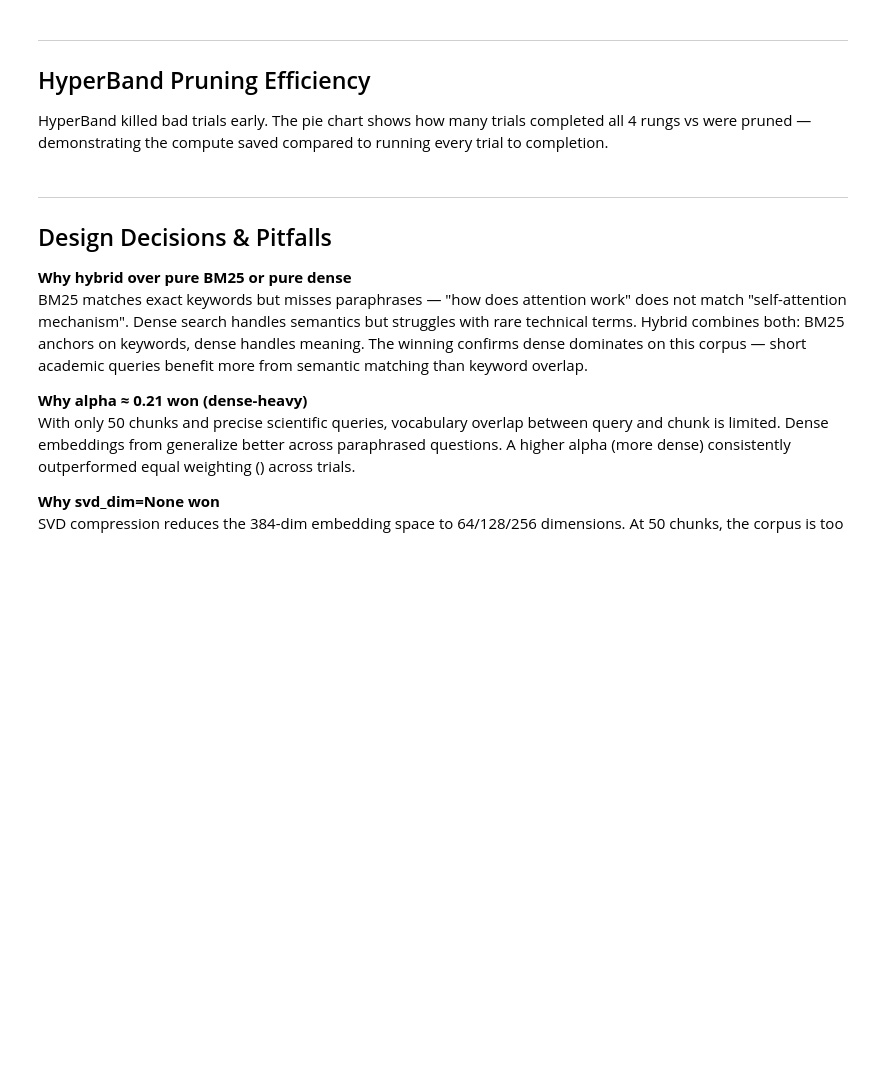
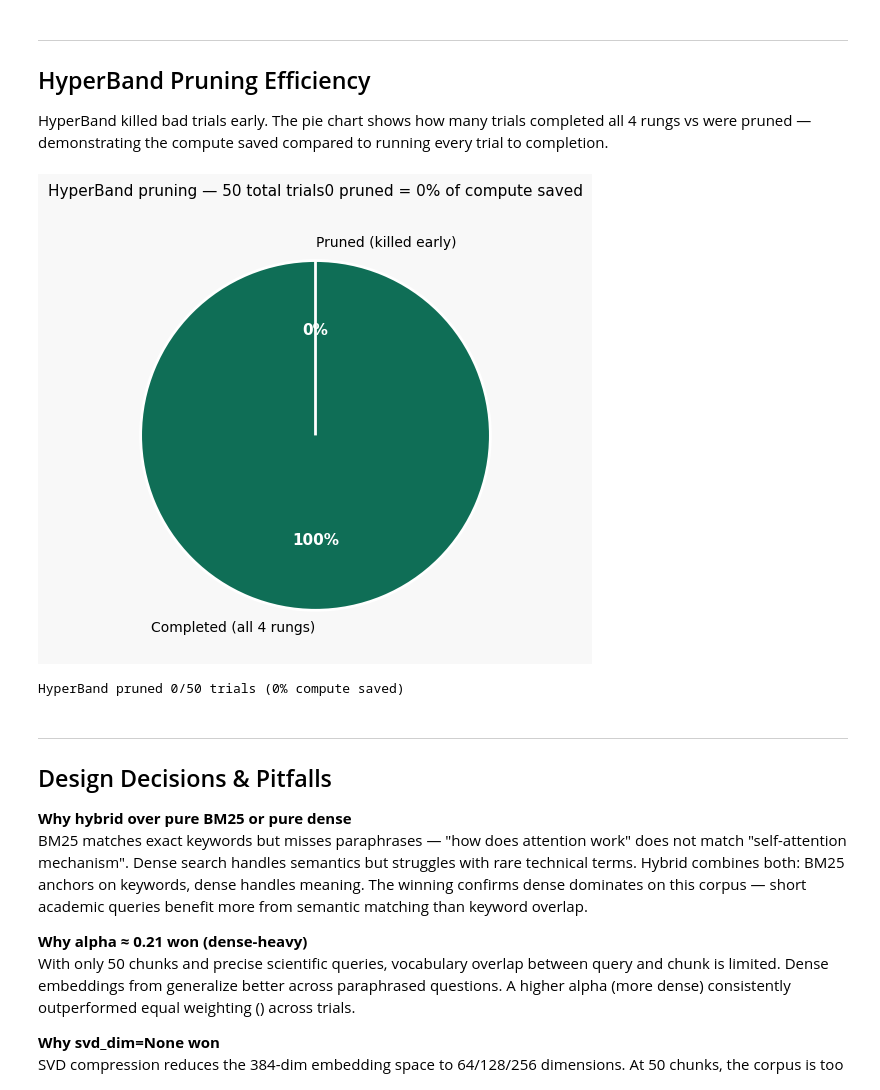
Before and after one commit to Bin-Thabit/special_topics_AI, a Jupyter notebook: notebooks/d1_report_final-2.ipynb, the cells around one changed output. Saved outputs shown, nothing was run; the diff lists cells and outputs as text; code cells hidden in the pictures; blank space fills up the shorter version.

```diff
--- a/notebooks/d1_report_final-2.ipynb
+++ b/notebooks/d1_report_final-2.ipynb
@@ -904,6 +904,8 @@ print("✅ Imports ready")
 **Expected:** Reasonable NDCG given the small 50-chunk corpus, but not optimal —  treats BM25 and dense equally with no tuning.
 # %%
 # ── Baseline: alpha=0.5, k=5, no tuning ──────────────────────────────────────
+import time
+
 chunks     = load_chunks(CHUNKS_PATH)
 bm25_index = build_bm25_index(chunks)
 model, base_embeddings = build_dense_index(chunks)
@@ -916,13 +918,29 @@ def baseline_fn(query: str, k: int):
     )
 
 baseline_metrics = evaluate_retriever(baseline_fn, GOLD_PATH, k=5)
+
+# ── Baseline latency ──────────────────────────────────────────────────────────
+with open(GOLD_PATH) as f:
+    gold_questions = json.load(f)
+
+latency_runs = []
+for _ in range(5):
+    start = time.time()
+    for item in gold_questions:
+        baseline_fn(item["question"], k=5)
+    latency_runs.append(time.time() - start)
+
 baseline = {
-    "ndcg":   baseline_metrics["ndcg@5"],
-    "recall": baseline_metrics["recall@5"],
+    "ndcg":    baseline_metrics["ndcg@5"],
+    "recall":  baseline_metrics["recall@5"],
+    "p95":     float(np.percentile(latency_runs, 95)),
+    "p50":     float(np.percentile(latency_runs, 50)),
 }
 
 print(f"Baseline NDCG@5  : {baseline['ndcg']}")
 print(f"Baseline Recall@5: {baseline['recall']}")
+print(f"Baseline p50     : {baseline['p50']:.3f}s")
+print(f"Baseline p95     : {baseline['p95']:.3f}s")
 # %% [output]
 ✅ Loaded 50 chunks
 ✅ BM25 index built over 50 chunks
@@ -1217,36 +1278,37 @@ other_count    = bohb_results["n_trials"] - complete_count - pruned_count
 labels = ["Completed (all 4 rungs)", "Pruned (killed early)"]
 sizes  = [complete_count, pruned_count]
 colors = ["#0f6e56", "#e63946"]
 if other_count > 0:
     labels.append("Other")
     sizes.append(other_count)
     colors.append("#adb5bd")
 
 fig, ax = plt.subplots(figsize=(7, 5))
 fig.patch.set_facecolor("#f8f8f8")
 ax.set_facecolor("#f8f8f8")
 
 wedges, texts, autotexts = ax.pie(
     sizes, labels=labels, colors=colors,
     autopct="%1.0f%%", startangle=90,
     wedgeprops=dict(edgecolor="white", linewidth=2)
 )
 for at in autotexts:
     at.set_fontsize(11)
     at.set_color("white")
     at.set_fontweight("bold")
 
 efficiency = pruned_count / bohb_results["n_trials"] * 100
-ax.set_title(
-    f"HyperBand pruning — {bohb_results['n_trials']} total trials
-"    f"{pruned_count} pruned = {efficiency:.0f}% of compute saved",
+ax.set_title(f"HyperBand pruning — {bohb_results['n_trials']} total trials"  f"{pruned_count} pruned = {efficiency:.0f}% of compute saved",
     fontsize=11, pad=15
 )
 
 plt.tight_layout()
 plt.savefig("../docs/bohb_pruning.png", dpi=150)
 plt.show()
 print(f"HyperBand pruned {pruned_count}/{bohb_results['n_trials']} trials ({efficiency:.0f}% compute saved)")
+# %% [output]
+[figure, added]
+HyperBand pruned 0/50 trials (0% compute saved)
 # %% [markdown]
 ---
 ## Design Decisions & Pitfalls
```
Also changed, not shown: parts of 9 cells of this notebook, 1 other file.
